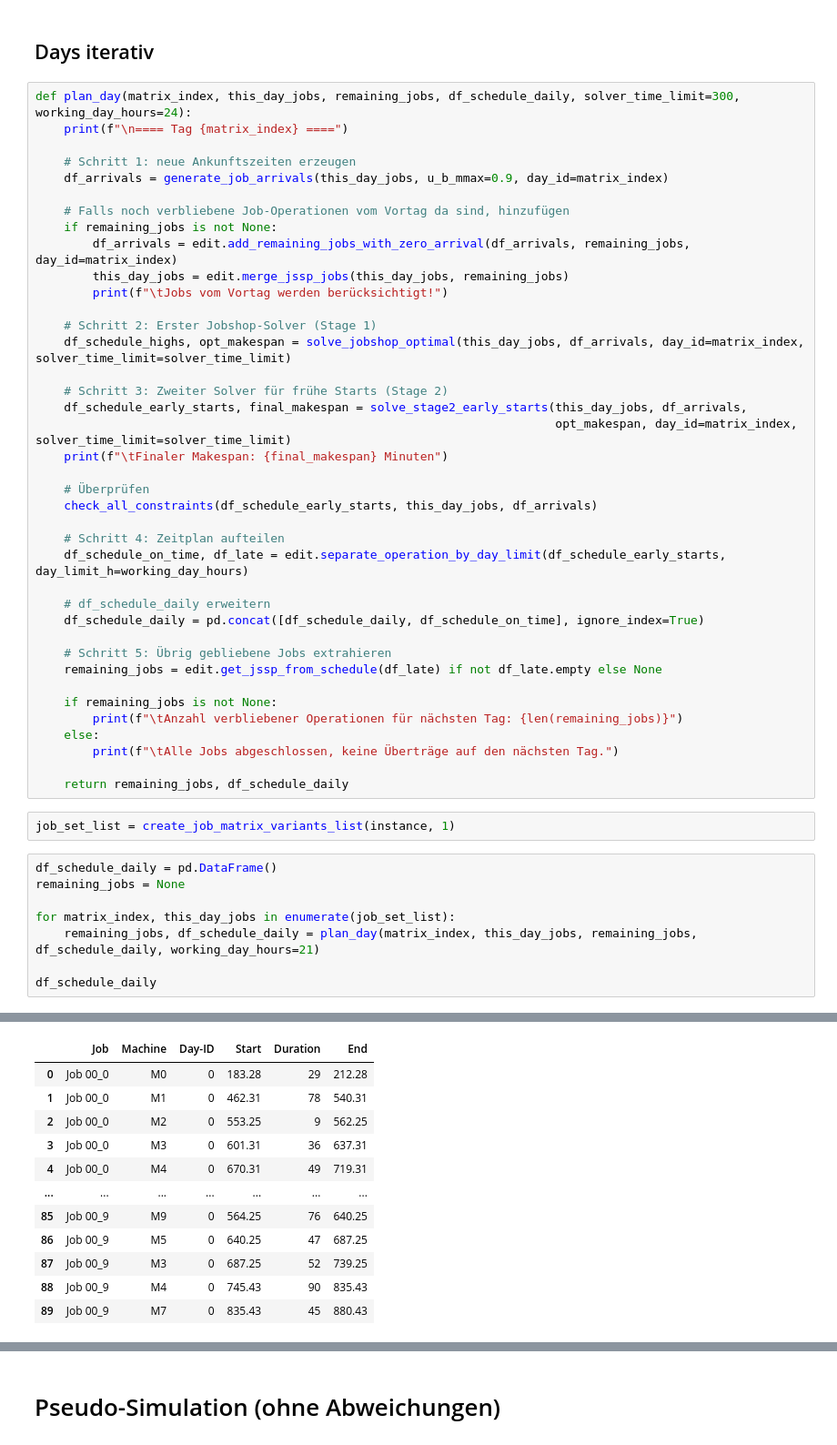
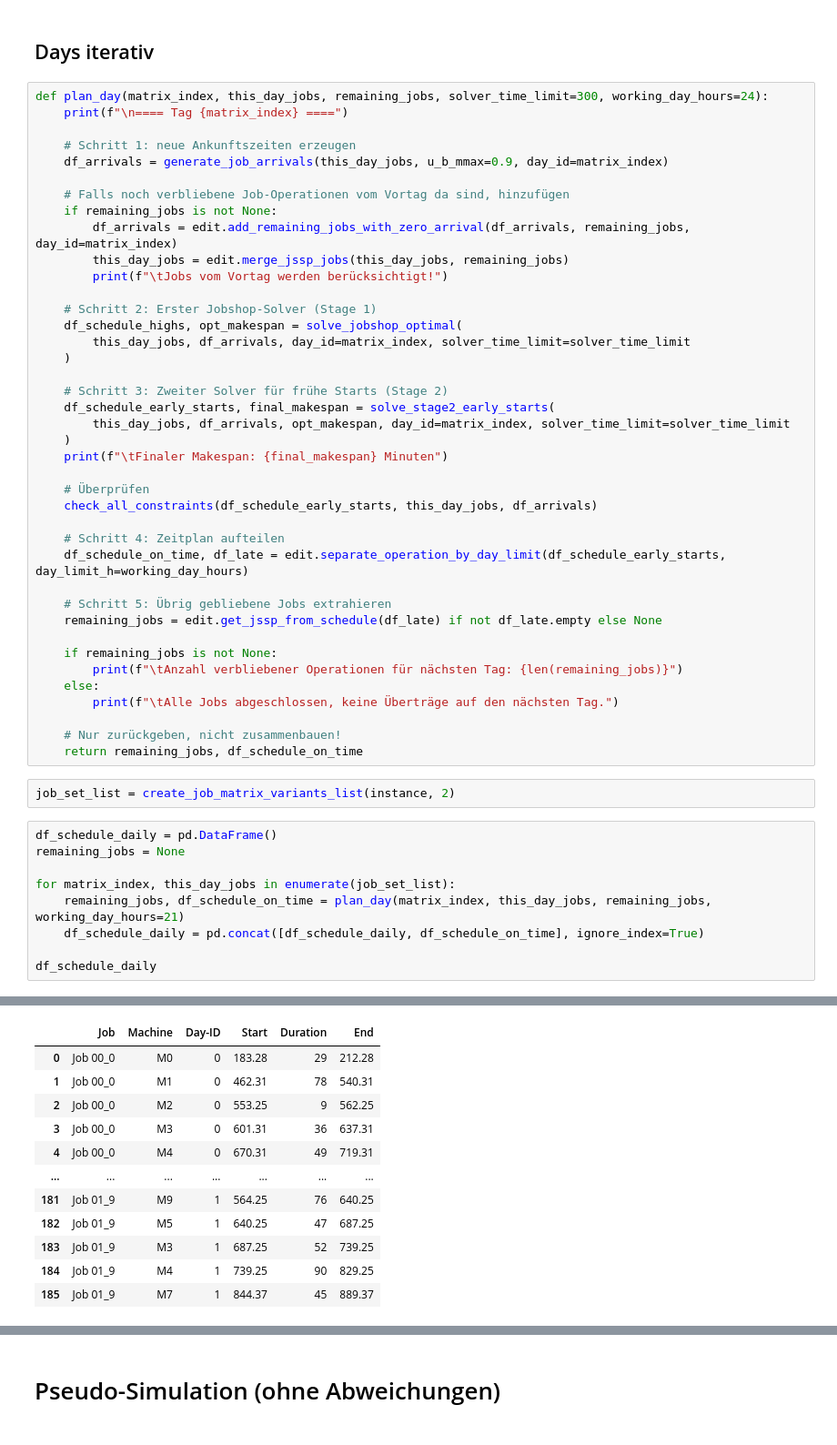
Before and after one commit to konrad-adamski/HTWD_JSSP, a Jupyter notebook: 05_Pseudo-Simulation.ipynb, the cells around one changed output, grey strips where cells are left out. Shown: that part at 91% size. Drawn from its saved outputs; the diff is of its cells as text.

```diff
--- a/05_Pseudo-Simulation.ipynb
+++ b/05_Pseudo-Simulation.ipynb
@@ -122,7 +121,7 @@ remaining_jobs
 # %% [markdown]
 ## Days iterativ
 # %%
-def plan_day(matrix_index, this_day_jobs, remaining_jobs, df_schedule_daily, solver_time_limit=300, working_day_hours=24):
+def plan_day(matrix_index, this_day_jobs, remaining_jobs, solver_time_limit=300, working_day_hours=24):
     print(f"\n==== Tag {matrix_index} ====")
 
     # Schritt 1: neue Ankunftszeiten erzeugen
@@ -135,11 +134,14 @@ def plan_day(matrix_index, this_day_jobs, remaining_jobs, df_schedule_daily, sol
         print(f"\tJobs vom Vortag werden berücksichtigt!")
 
     # Schritt 2: Erster Jobshop-Solver (Stage 1)
-    df_schedule_highs, opt_makespan = solve_jobshop_optimal(this_day_jobs, df_arrivals, day_id=matrix_index, solver_time_limit=solver_time_limit)
+    df_schedule_highs, opt_makespan = solve_jobshop_optimal(
+        this_day_jobs, df_arrivals, day_id=matrix_index, solver_time_limit=solver_time_limit
+    )
 
     # Schritt 3: Zweiter Solver für frühe Starts (Stage 2)
-    df_schedule_early_starts, final_makespan = solve_stage2_early_starts(this_day_jobs, df_arrivals,
-                                                                         opt_makespan, day_id=matrix_index, solver_time_limit=solver_time_limit)
+    df_schedule_early_starts, final_makespan = solve_stage2_early_starts(
+        this_day_jobs, df_arrivals, opt_makespan, day_id=matrix_index, solver_time_limit=solver_time_limit
+    )
     print(f"\tFinaler Makespan: {final_makespan} Minuten")
 
     # Überprüfen
@@ -147,9 +149,6 @@ def plan_day(matrix_index, this_day_jobs, remaining_jobs, df_schedule_daily, sol
 
     # Schritt 4: Zeitplan aufteilen
     df_schedule_on_time, df_late = edit.separate_operation_by_day_limit(df_schedule_early_starts, day_limit_h=working_day_hours)
-
-    # df_schedule_daily erweitern
-    df_schedule_daily = pd.concat([df_schedule_daily, df_schedule_on_time], ignore_index=True)
 
     # Schritt 5: Übrig gebliebene Jobs extrahieren
     remaining_jobs = edit.get_jssp_from_schedule(df_late) if not df_late.empty else None
@@ -159,15 +158,17 @@ def plan_day(matrix_index, this_day_jobs, remaining_jobs, df_schedule_daily, sol
     else:
         print(f"\tAlle Jobs abgeschlossen, keine Überträge auf den nächsten Tag.")
 
-    return remaining_jobs, df_schedule_daily
+    # Nur zurückgeben, nicht zusammenbauen!
+    return remaining_jobs, df_schedule_on_time
 # %%
-job_set_list = create_job_matrix_variants_list(instance, 1)
+job_set_list = create_job_matrix_variants_list(instance, 2)
 # %%
 df_schedule_daily = pd.DataFrame()
 remaining_jobs = None
 
 for matrix_index, this_day_jobs in enumerate(job_set_list):
-    remaining_jobs, df_schedule_daily = plan_day(matrix_index, this_day_jobs, remaining_jobs, df_schedule_daily, working_day_hours=21)
+    remaining_jobs, df_schedule_on_time = plan_day(matrix_index, this_day_jobs, remaining_jobs, working_day_hours=21)
+    df_schedule_daily = pd.concat([df_schedule_daily, df_schedule_on_time], ignore_index=True)
 
 df_schedule_daily
 # %% [output]
@@ -179,12 +187,12 @@ df_schedule_daily
 |  | Job | Machine | Day-ID | Start | Duration | End |
 | 0 | Job 00_0 | M0 | 0 | 183.28 | 29 | 212.28 |
 | 1 | Job 00_0 | M1 | 0 | 462.31 | 78 | 540.31 |
 | 2 | Job 00_0 | M2 | 0 | 553.25 | 9 | 562.25 |
 | 3 | Job 00_0 | M3 | 0 | 601.31 | 36 | 637.31 |
 | 4 | Job 00_0 | M4 | 0 | 670.31 | 49 | 719.31 |
 | ... | ... | ... | ... | ... | ... | ... |
-| 85 | Job 00_9 | M9 | 0 | 564.25 | 76 | 640.25 |
-| 86 | Job 00_9 | M5 | 0 | 640.25 | 47 | 687.25 |
-| 87 | Job 00_9 | M3 | 0 | 687.25 | 52 | 739.25 |
-| 88 | Job 00_9 | M4 | 0 | 745.43 | 90 | 835.43 |
-| 89 | Job 00_9 | M7 | 0 | 835.43 | 45 | 880.43 |
+| 181 | Job 01_9 | M9 | 1 | 564.25 | 76 | 640.25 |
+| 182 | Job 01_9 | M5 | 1 | 640.25 | 47 | 687.25 |
+| 183 | Job 01_9 | M3 | 1 | 687.25 | 52 | 739.25 |
+| 184 | Job 01_9 | M4 | 1 | 739.25 | 90 | 829.25 |
+| 185 | Job 01_9 | M7 | 1 | 844.37 | 45 | 889.37 |
```
Also changed, not shown: parts of 6 cells of this notebook.
